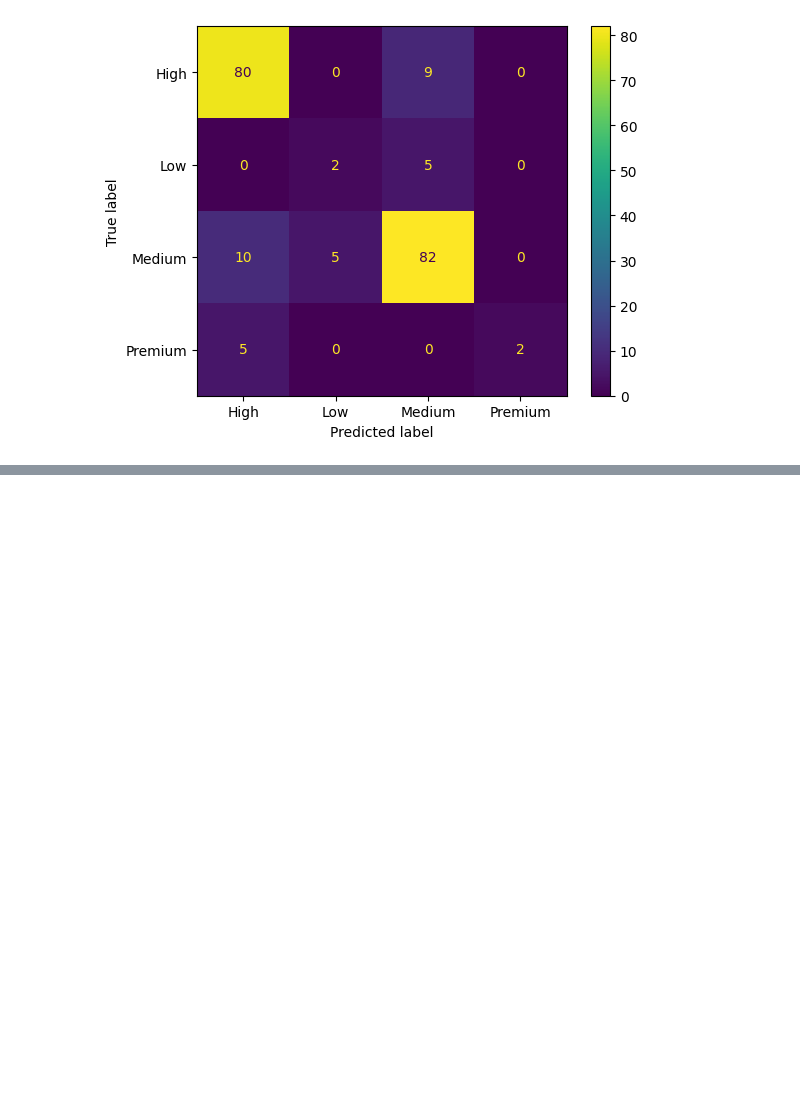
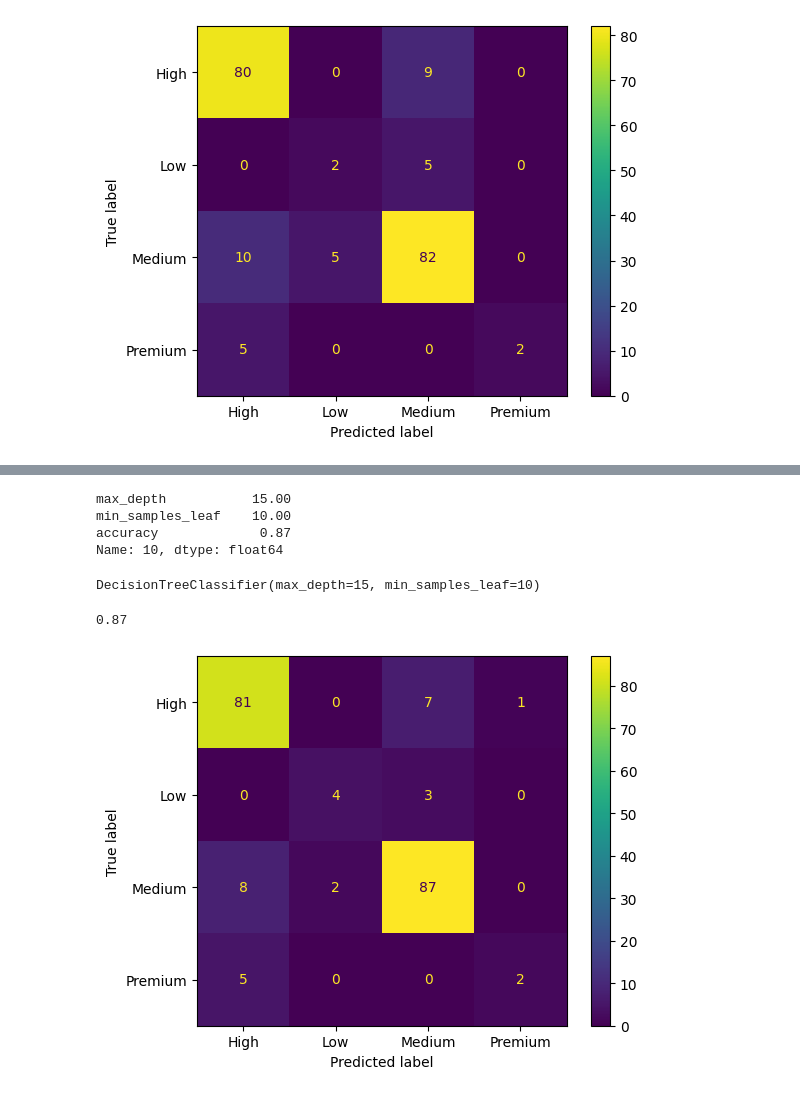
Before and after one commit to ju-arroyom/capstone_ml_zoomcamp, a Jupyter notebook: notebooks/notebook.ipynb, the cells around one changed output, grey strips where cells are left out. Cells and saved outputs as stored; diff of their text form; code cells hidden in the pictures; blank space fills up the shorter version.

Commit message:
finist dt classifier

```diff
--- a/notebooks/notebook.ipynb
+++ b/notebooks/notebook.ipynb
@@ -232,3 +232,13 @@ ConfusionMatrixDisplay.from_predictions(y_val, y_pred_val)
 plt.show()
 # %% [output]
 [figure]
+# %%
+scores = []
+depths = [1, 2, 3, 4, 5, 6, 10, 15, 20,]
+for depth in depths:
+    dt = DecisionTreeClassifier(max_depth=depth)
+    dt.fit(X_train, y_train)
+
+    y_pred = dt.predict(X_val)
+    auc = accuracy_score(y_val, y_pred)
+    scores.append((depth, auc))
@@ -234,0 +259,12 @@ plt.show()
+# %%
+scores = []
+
+for depth in [5, 15]:
+    for s in [1, 5, 10, 15, 20, 500, 100, 200]:
+        dt = DecisionTreeClassifier(max_depth=depth, min_samples_leaf=s)
+        dt.fit(X_train, y_train)
+
+        y_pred = dt.predict(X_val)
+        auc = accuracy_score(y_val, y_pred)
+
+        scores.append((depth, s, auc))
@@ -234,0 +274,22 @@ plt.show()
+# %%
+df_scores_hp2.iloc[df_scores_hp2['accuracy'].idxmax()]
+# %% [output]
+max_depth           15.00
+min_samples_leaf    10.00
+accuracy             0.87
+Name: 10, dtype: float64
+# %%
+dt = DecisionTreeClassifier(max_depth=15, min_samples_leaf=10)
+dt.fit(X_train, y_train)
+# %% [output]
+DecisionTreeClassifier(max_depth=15, min_samples_leaf=10)
+# %%
+y_pred = dt.predict(X_val)
+accuracy_score(y_val, y_pred)
+# %% [output]
+0.87
+# %%
+ConfusionMatrixDisplay.from_predictions(y_val, y_pred)
+plt.show()
+# %% [output]
+[figure, added]
```
Also changed, not shown: parts of 2 cells of this notebook.
